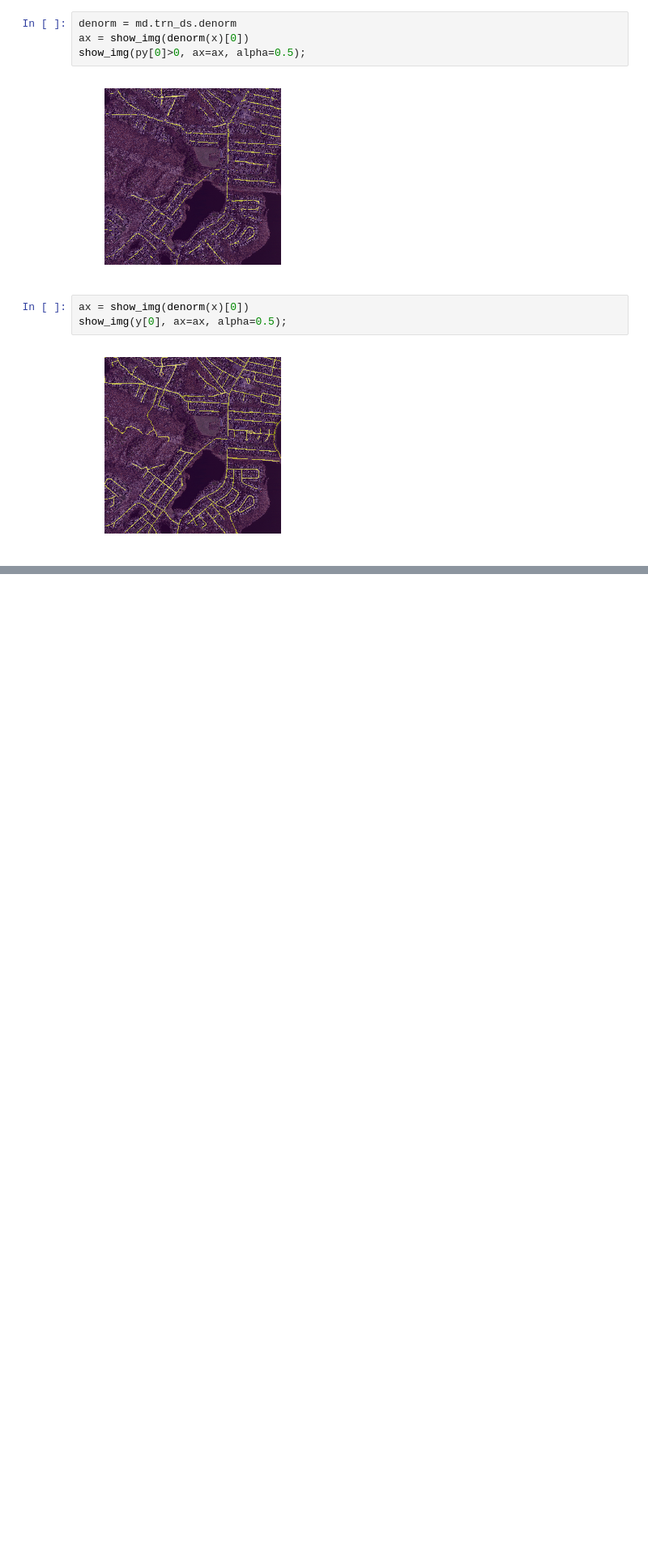
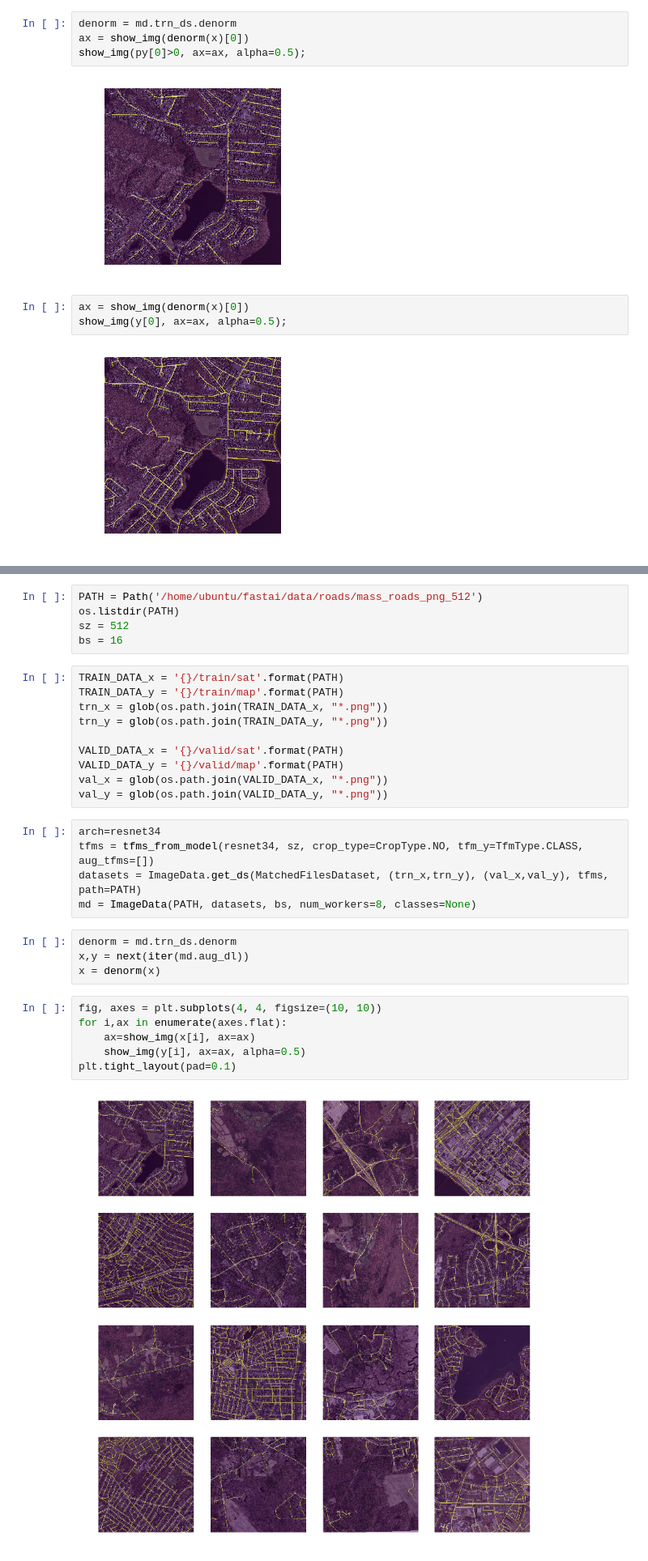
Before and after one commit to mschulz/Image-Segmentation, a Jupyter notebook: Roads Detection - Image Segmentation.ipynb, the cells around one changed output, grey strips where cells are left out. Shown at 81% size. Saved outputs shown, nothing was run; the diff lists cells and outputs as text; blank space fills up the shorter version.

```diff
--- a/Roads Detection - Image Segmentation.ipynb
+++ b/Roads Detection - Image Segmentation.ipynb
@@ -200,0 +203,32 @@ show_img(y[0], ax=ax, alpha=0.5);
+# %%
+PATH = Path('/home/ubuntu/fastai/data/roads/mass_roads_png_512')
+os.listdir(PATH)
+sz = 512
+bs = 16
+# %%
+TRAIN_DATA_x = '{}/train/sat'.format(PATH)
+TRAIN_DATA_y = '{}/train/map'.format(PATH)
+trn_x = glob(os.path.join(TRAIN_DATA_x, "*.png"))
+trn_y = glob(os.path.join(TRAIN_DATA_y, "*.png"))
+
+VALID_DATA_x = '{}/valid/sat'.format(PATH)
+VALID_DATA_y = '{}/valid/map'.format(PATH)
+val_x = glob(os.path.join(VALID_DATA_x, "*.png"))
+val_y = glob(os.path.join(VALID_DATA_y, "*.png"))
+# %%
+arch=resnet34
+tfms = tfms_from_model(resnet34, sz, crop_type=CropType.NO, tfm_y=TfmType.CLASS, aug_tfms=[])
+datasets = ImageData.get_ds(MatchedFilesDataset, (trn_x,trn_y), (val_x,val_y), tfms, path=PATH)
+md = ImageData(PATH, datasets, bs, num_workers=8, classes=None)
+# %%
+denorm = md.trn_ds.denorm
+x,y = next(iter(md.aug_dl))
+x = denorm(x)
+# %%
+fig, axes = plt.subplots(4, 4, figsize=(10, 10))
+for i,ax in enumerate(axes.flat):
+    ax=show_img(x[i], ax=ax)
+    show_img(y[i], ax=ax, alpha=0.5)
+plt.tight_layout(pad=0.1)
+# %% [output]
+[figure, added]
```
Also changed, not shown: parts of 19 cells of this notebook.
